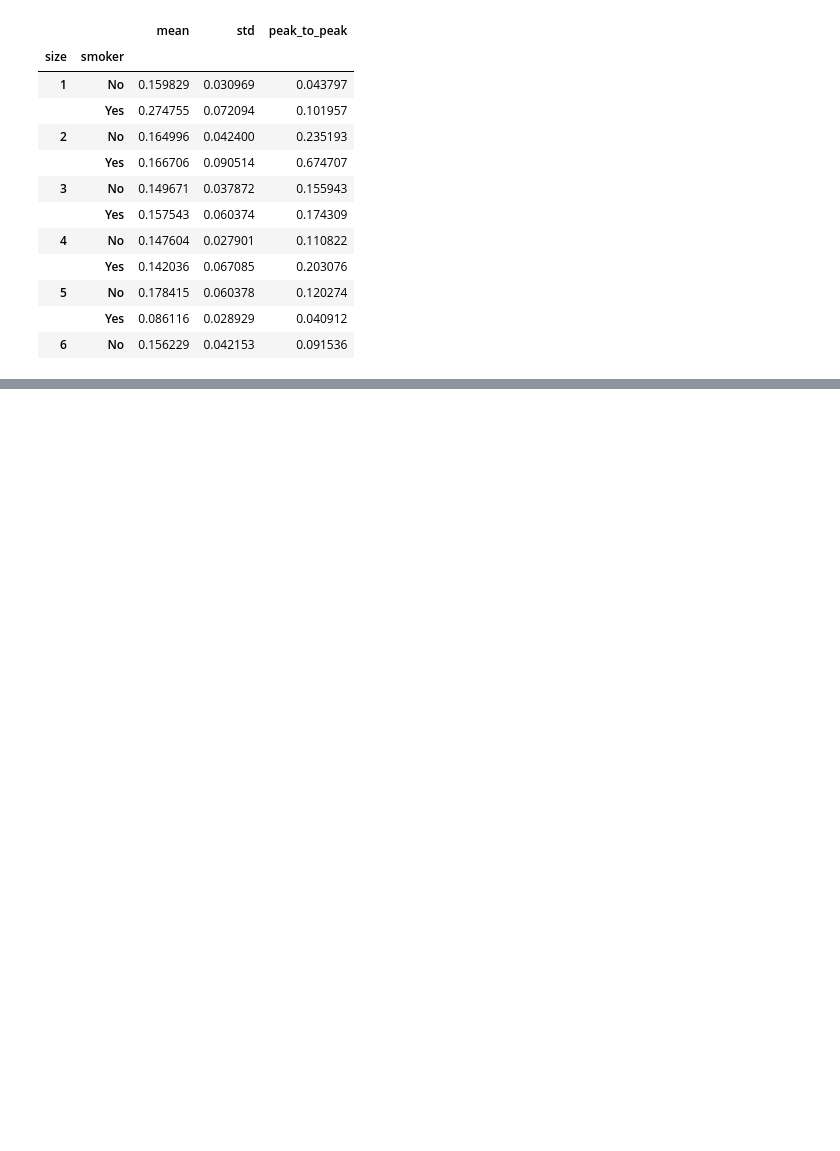
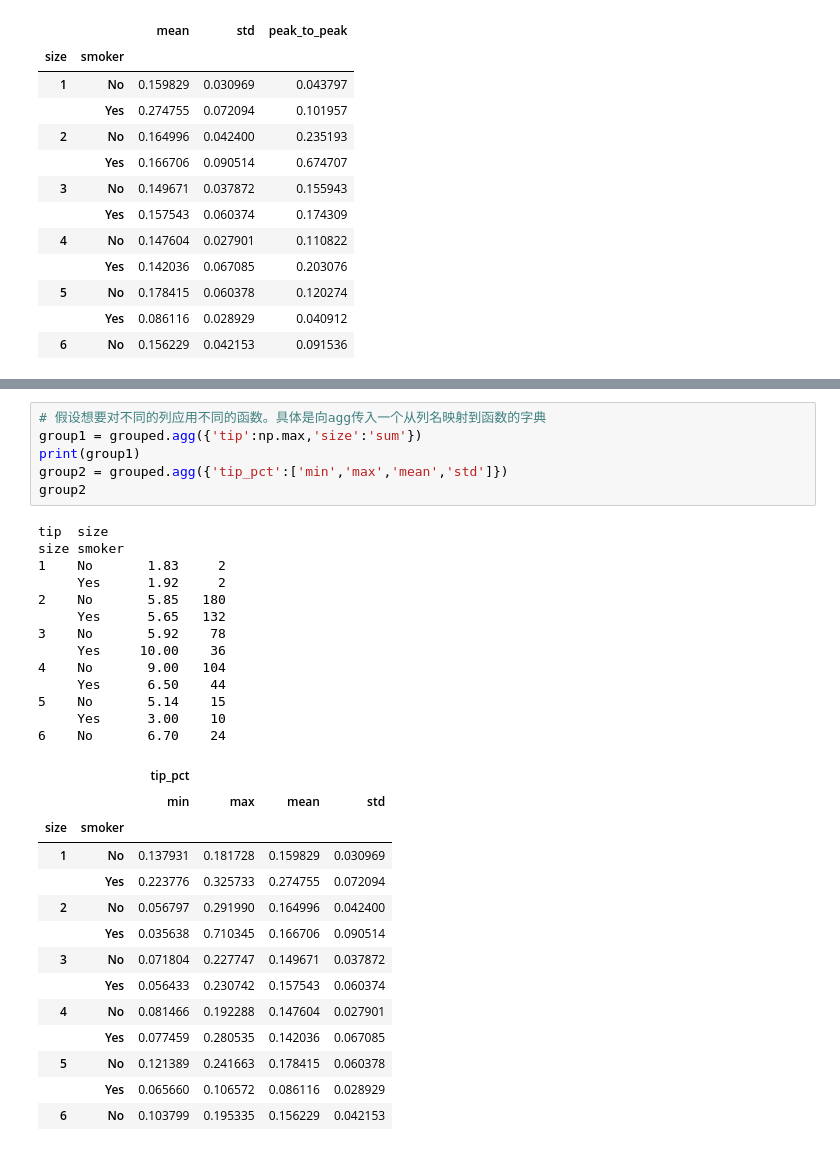
Before and after one commit to mengqi0315/python_for_data_analyst, a Jupyter notebook: My_python_for_data_analyst/char_10_2数据聚合和分组运算.ipynb, the cells around one changed output, grey strips where cells are left out. Saved outputs shown, nothing was run; the diff lists cells and outputs as text; blank space fills up the shorter version.

```diff
--- a/My_python_for_data_analyst/char_10_2数据聚合和分组运算.ipynb
+++ b/My_python_for_data_analyst/char_10_2数据聚合和分组运算.ipynb
@@ -108,0 +162,34 @@ grouped_pct.agg([()])
+# %%
+# 假设想要对不同的列应用不同的函数。具体是向agg传入一个从列名映射到函数的字典
+group1 = grouped.agg({'tip':np.max,'size':'sum'})
+print(group1)
+group2 = grouped.agg({'tip_pct':['min','max','mean','std']})
+group2
+# %% [output]
+tip  size
+size smoker
+1    No       1.83     2
+     Yes      1.92     2
+2    No       5.85   180
+     Yes      5.65   132
+3    No       5.92    78
+     Yes     10.00    36
+4    No       9.00   104
+     Yes      6.50    44
+5    No       5.14    15
+     Yes      3.00    10
+6    No       6.70    24
+|  |  | tip_pct |  |  |  |
+|  |  | min | max | mean | std |
+| size | smoker |  |  |  |  |
+| 1 | No | 0.137931 | 0.181728 | 0.159829 | 0.030969 |
+|  | Yes | 0.223776 | 0.325733 | 0.274755 | 0.072094 |
+| 2 | No | 0.056797 | 0.291990 | 0.164996 | 0.042400 |
+|  | Yes | 0.035638 | 0.710345 | 0.166706 | 0.090514 |
+| 3 | No | 0.071804 | 0.227747 | 0.149671 | 0.037872 |
+|  | Yes | 0.056433 | 0.230742 | 0.157543 | 0.060374 |
+| 4 | No | 0.081466 | 0.192288 | 0.147604 | 0.027901 |
+|  | Yes | 0.077459 | 0.280535 | 0.142036 | 0.067085 |
+| 5 | No | 0.121389 | 0.241663 | 0.178415 | 0.060378 |
+|  | Yes | 0.065660 | 0.106572 | 0.086116 | 0.028929 |
+| 6 | No | 0.103799 | 0.195335 | 0.156229 | 0.042153 |
```
Also changed, not shown: parts of 7 cells of this notebook.
